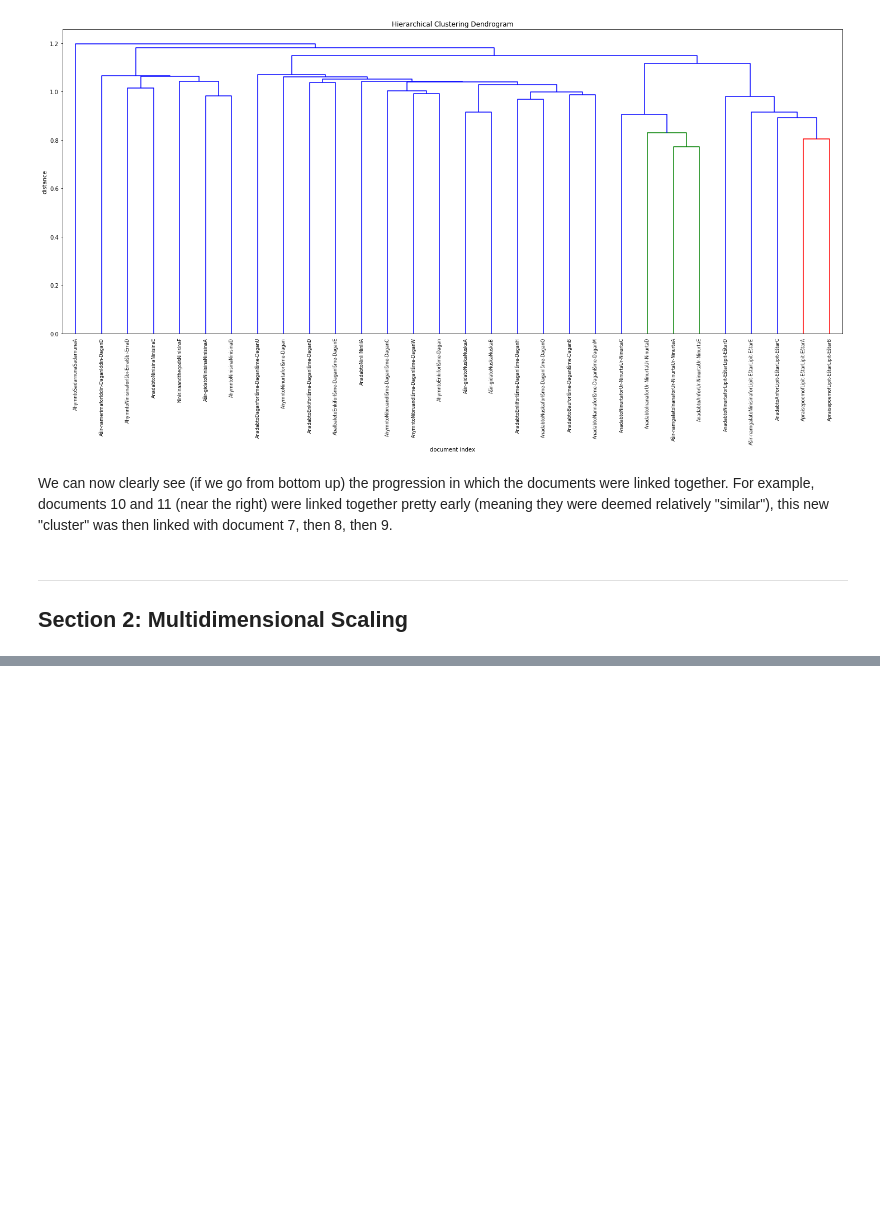
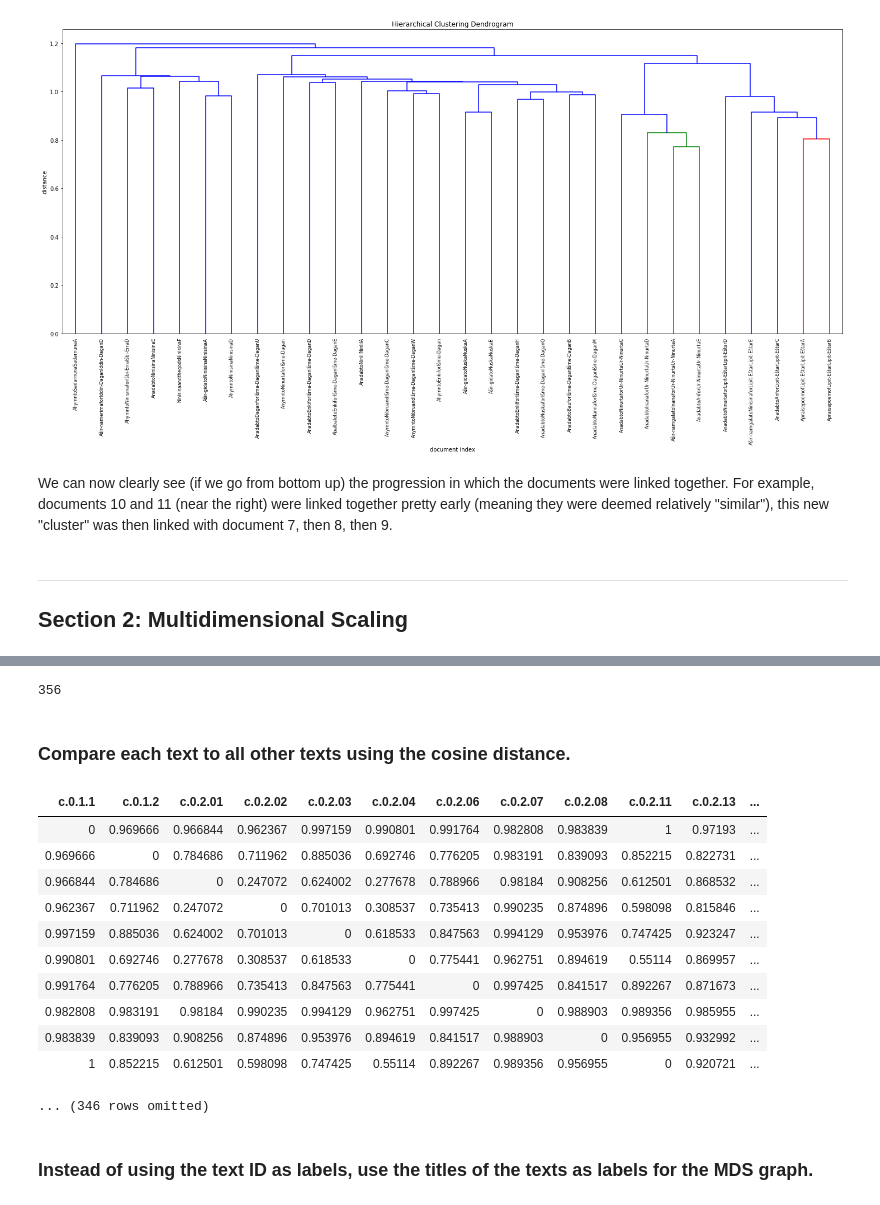
Before and after one commit to ds-modules/CUNEIF-102A, a Jupyter notebook: Notebook-Part2-Visualization.ipynb, the cells around one changed output, grey strips where cells are left out. Drawn from its saved outputs; the diff is of its cells as text; code cells hidden in the pictures; blank space fills up the shorter version.

```diff
--- a/Notebook-Part2-Visualization.ipynb
+++ b/Notebook-Part2-Visualization.ipynb
@@ -527,0 +580,12 @@ We can now clearly see (if we go from bottom up) the progression in which the do
+# %%
+first = True
+texts = []
+with open('Data/onegramfilteredtfidf.csv', 'r') as csvfile:
+    reader = csv.reader(csvfile, delimiter=',')
+    for line in reader:
+        if(first):
+            words = line
+            first = False
+        else:
+            texts.append(line[0])
+words = words[1:]
@@ -527,0 +601,5 @@ We can now clearly see (if we go from bottom up) the progression in which the do
+# %%
+erikcsv = open('Data/onegramfilteredtfidf.csv', 'r')
+dtm = np.loadtxt(erikcsv, delimiter=',', skiprows=1, converters = {0: lambda s: 0})
+dtm = np.delete(dtm, 0, 1)
+dtm
@@ -527,0 +620,29 @@ We can now clearly see (if we go from bottom up) the progression in which the do
+# %%
+len(dtm) #size of dtm
+# %% [output]
+356
+# %% [markdown]
+### Compare each text to all other texts using the cosine distance.
+# %%
+import numpy as np
+from datascience import *
+
+from sklearn.feature_extraction.text import CountVectorizer
+#import pandas as pd
+from sklearn.metrics import pairwise
+
+dist_matrix = pairwise.pairwise_distances(dtm, metric='cosine')
+Table(texts).with_rows(dist_matrix)
+# %% [output]
+| c.0.1.1 | c.0.1.2 | c.0.2.01 | c.0.2.02 | c.0.2.03 | c.0.2.04 | c.0.2.06 | c.0.2.07 | c.0.2.08 | c.0.2.11 | c.0.2.13 | ... |
+| 0 | 0.969666 | 0.966844 | 0.962367 | 0.997159 | 0.990801 | 0.991764 | 0.982808 | 0.983839 | 1 | 0.97193 | ... |
+| 0.969666 | 0 | 0.784686 | 0.711962 | 0.885036 | 0.692746 | 0.776205 | 0.983191 | 0.839093 | 0.852215 | 0.822731 | ... |
+| 0.966844 | 0.784686 | 0 | 0.247072 | 0.624002 | 0.277678 | 0.788966 | 0.98184 | 0.908256 | 0.612501 | 0.868532 | ... |
+| 0.962367 | 0.711962 | 0.247072 | 0 | 0.701013 | 0.308537 | 0.735413 | 0.990235 | 0.874896 | 0.598098 | 0.815846 | ... |
+| 0.997159 | 0.885036 | 0.624002 | 0.701013 | 0 | 0.618533 | 0.847563 | 0.994129 | 0.953976 | 0.747425 | 0.923247 | ... |
+| 0.990801 | 0.692746 | 0.277678 | 0.308537 | 0.618533 | 0 | 0.775441 | 0.962751 | 0.894619 | 0.55114 | 0.869957 | ... |
+| 0.991764 | 0.776205 | 0.788966 | 0.735413 | 0.847563 | 0.775441 | 0 | 0.997425 | 0.841517 | 0.892267 | 0.871673 | ... |
+| 0.982808 | 0.983191 | 0.98184 | 0.990235 | 0.994129 | 0.962751 | 0.997425 | 0 | 0.988903 | 0.989356 | 0.985955 | ... |
+| 0.983839 | 0.839093 | 0.908256 | 0.874896 | 0.953976 | 0.894619 | 0.841517 | 0.988903 | 0 | 0.956955 | 0.932992 | ... |
+| 1 | 0.852215 | 0.612501 | 0.598098 | 0.747425 | 0.55114 | 0.892267 | 0.989356 | 0.956955 | 0 | 0.920721 | ... |
+... (346 rows omitted)
@@ -527,0 +652,2 @@ We can now clearly see (if we go from bottom up) the progression in which the do
+# %% [markdown]
+### Instead of using the text ID as labels, use the titles of the texts as labels for the MDS graph.
```
Also changed, not shown: parts of 31 cells of this notebook, 2 other files.
